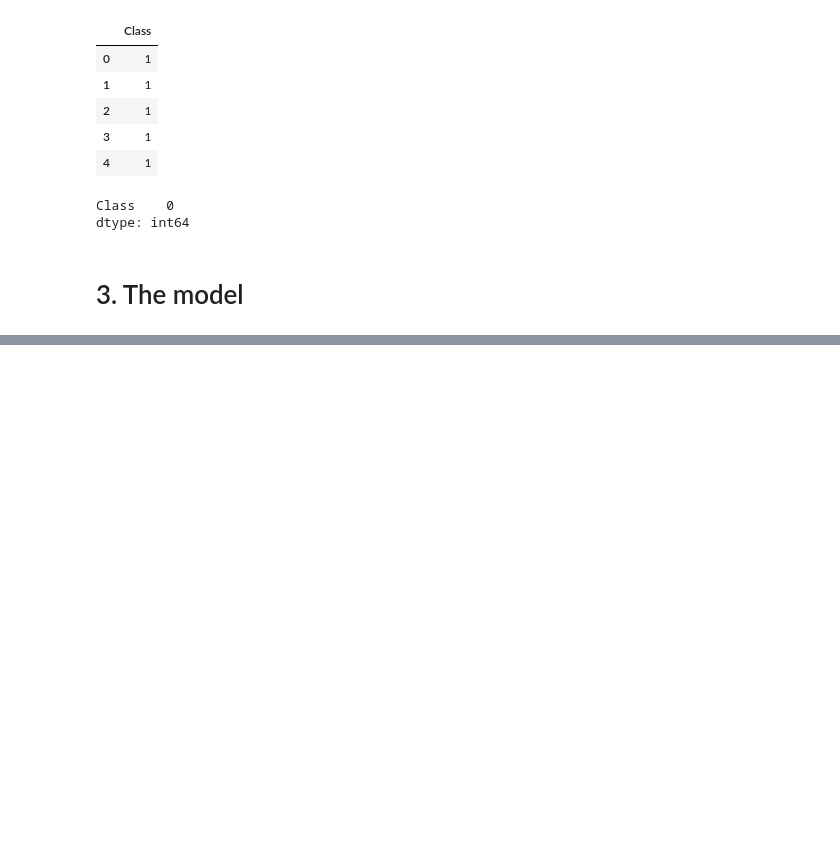
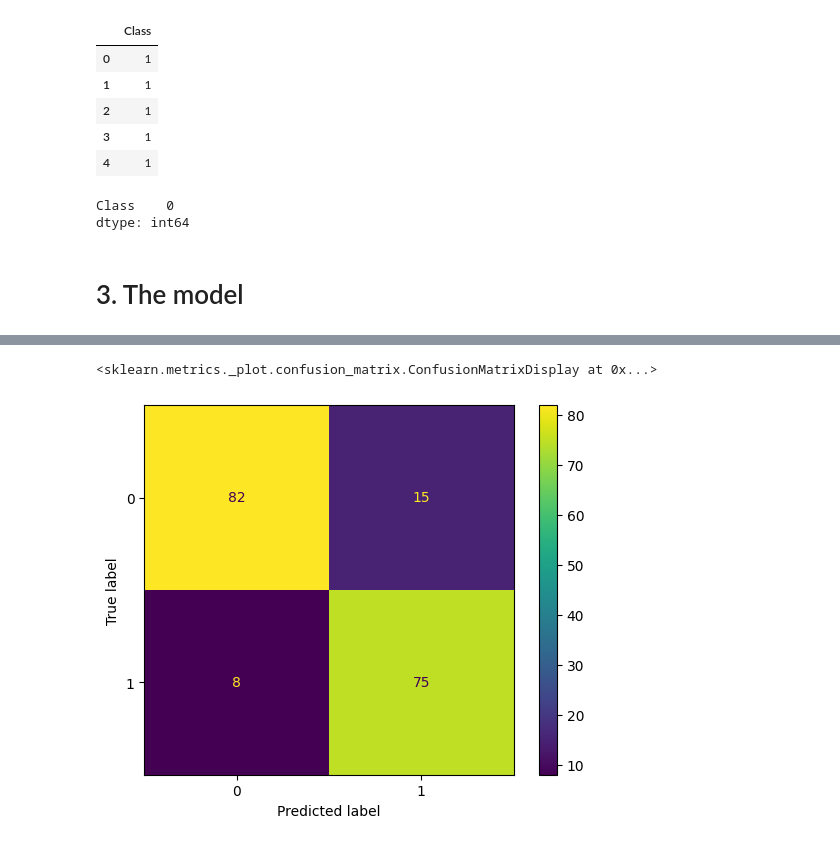
Before and after one commit to niangfniang/machine_learning, a Jupyter notebook: raisins_project.ipynb, the cells around one changed output, grey strips where cells are left out. Saved outputs shown, nothing was run; the diff lists cells and outputs as text; code cells hidden in the pictures; blank space fills up the shorter version.

Commit message:
SVC model to raisins_project finished

```diff
--- a/raisins_project.ipynb
+++ b/raisins_project.ipynb
@@ -76,3 +73,10 @@ model.score(x_test, y_test)
+# %%
+pipe  = Pipeline(
+    steps=[
+        ('std', StandardScaler()),
+        ('clf', SVC())
+    ]
+)
 # %%
 params = [
     {
@@ -96,8 +99,15 @@ params = [
     }
 ]
+# %%
+params = {
+    "clf__C": [0.1, 1, 10, 100],
+    "clf__kernel": ["linear", "rbf", "poly"],
+    "clf__gamma": ["scale", "auto"],
+    "clf__degree": [2, 3]  # utilisé seulement si kernel="poly"
+}
 # %%
-model = GridSearchCV(estimator=SVC(),
+grid = GridSearchCV(estimator=pipe,
                     param_grid=params,
                     cv=5)
-model.fit(x_train, y_train)
+grid.fit(x_train, y_train)
 # %% [output]
@@ -115,2 +127,2 @@ model.best_params_
 # %%
-df[['MajorAxisLength', 'MinorAxisLength']]
+y_pred = grid.predict(x_test)
@@ -130,0 +140,5 @@ df[['MajorAxisLength', 'MinorAxisLength']]
+# %%
+ConfusionMatrixDisplay(confusion_matrix(y_test, y_pred)).plot()
+# %% [output]
+<sklearn.metrics._plot.confusion_matrix.ConfusionMatrixDisplay at 0x...>
+[figure, added]
```
Also changed, not shown: parts of 9 cells of this notebook.
